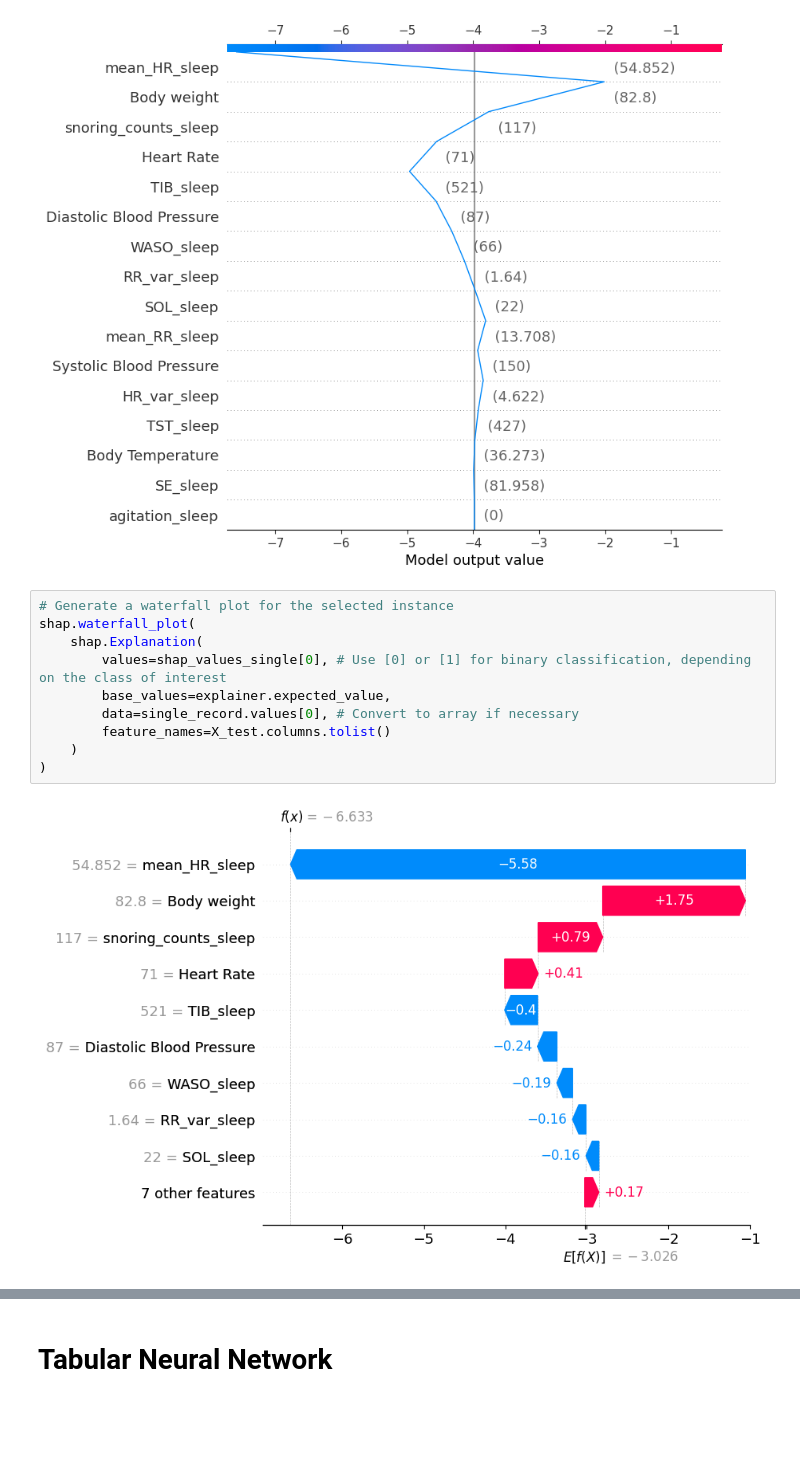
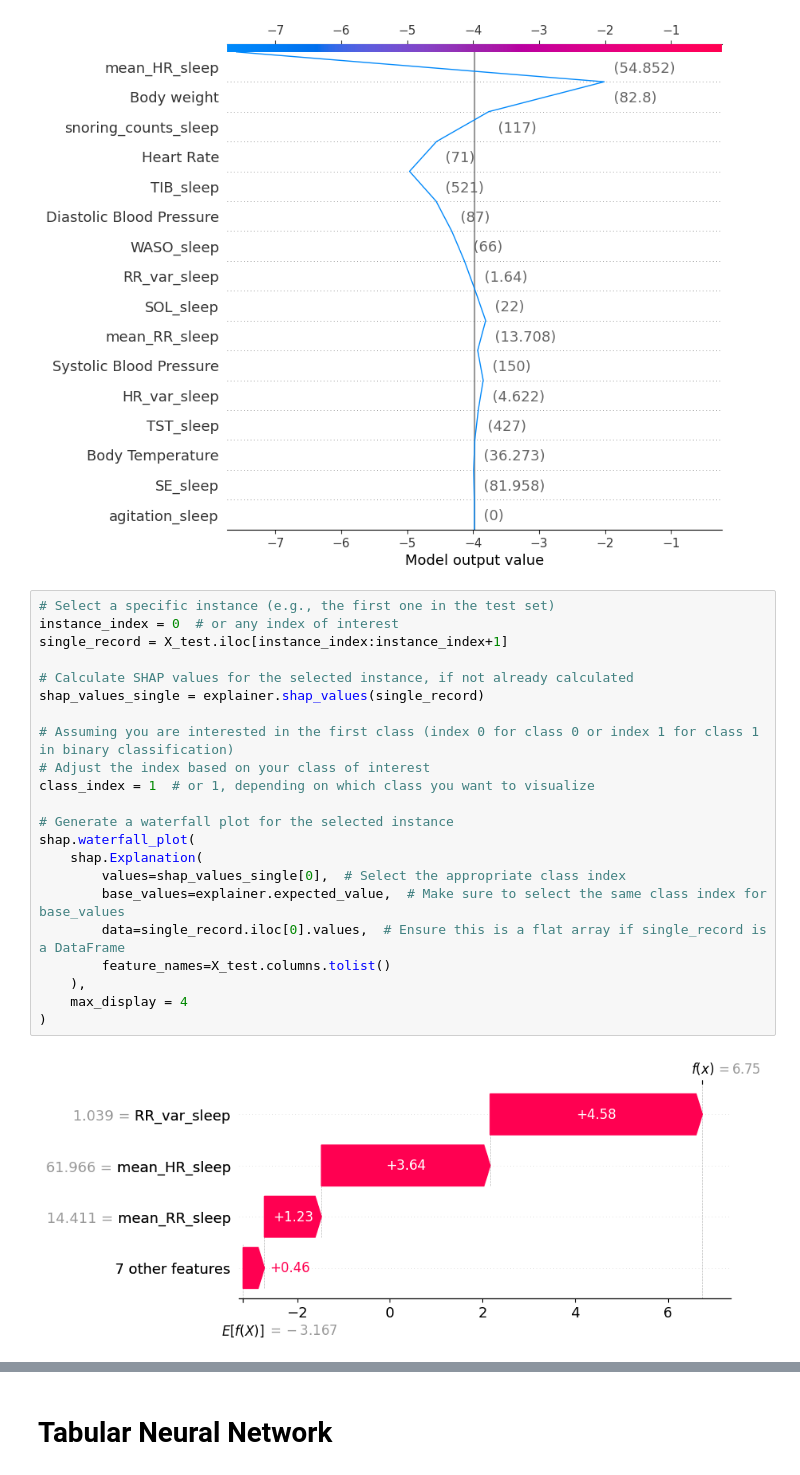
Before and after one commit to y-ghoneim/SDProject32, a Jupyter notebook: Notebooks/Sleep + Physio Model Building.ipynb, the cells around one changed output, grey strips where cells are left out. Saved outputs shown, nothing was run; the diff lists cells and outputs as text; blank space fills up the shorter version.

Commit message:
Updated SHAP waterfall

```diff
--- a/Notebooks/Sleep + Physio Model Building.ipynb
+++ b/Notebooks/Sleep + Physio Model Building.ipynb
@@ -270,15 +300,27 @@ shap.decision_plot(
 )
 # %% [output]
 [figure]
-# %%
-# Generate a waterfall plot for the selected instance
-shap.waterfall_plot(
-    shap.Explanation(
-        values=shap_values_single[0], # Use [0] or [1] for binary classification, depending on the class of interest
-        base_values=explainer.expected_value,
-        data=single_record.values[0], # Convert to array if necessary
-        feature_names=X_test.columns.tolist()
-    )
-)
-# %% [output]
-[figure, removed]
+# %%
+# Select a specific instance (e.g., the first one in the test set)
+instance_index = 0  # or any index of interest
+single_record = X_test.iloc[instance_index:instance_index+1]
+
+# Calculate SHAP values for the selected instance, if not already calculated
+shap_values_single = explainer.shap_values(single_record)
+
+# Assuming you are interested in the first class (index 0 for class 0 or index 1 for class 1 in binary classification)
+# Adjust the index based on your class of interest
+class_index = 1  # or 1, depending on which class you want to visualize
+
+# Generate a waterfall plot for the selected instance
+shap.waterfall_plot(
+    shap.Explanation(
+        values=shap_values_single[0],  # Select the appropriate class index
+        base_values=explainer.expected_value,  # Make sure to select the same class index for base_values
+        data=single_record.iloc[0].values,  # Ensure this is a flat array if single_record is a DataFrame
+        feature_names=X_test.columns.tolist()
+    ),
+    max_display = 4
+)
+# %% [output]
+[figure, added]
```
Also changed, not shown: parts of 16 cells of this notebook.
